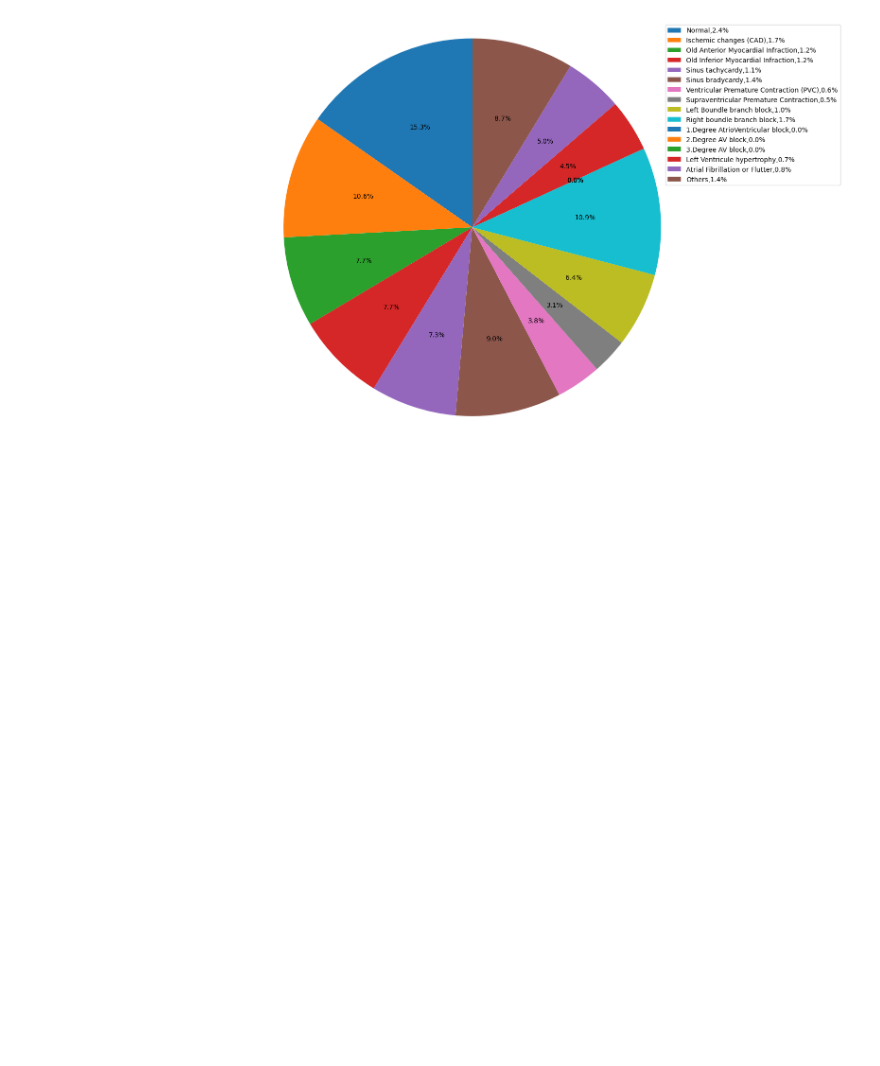
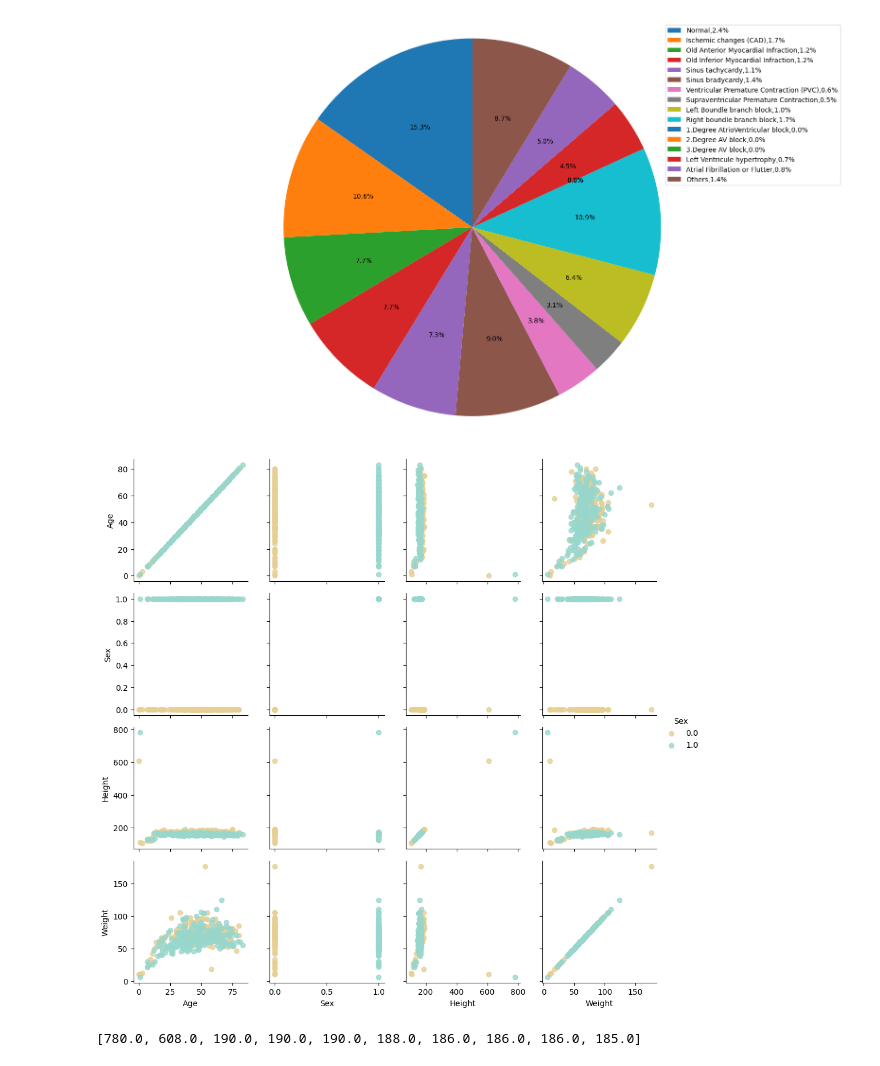
Before and after one commit to heytanix/PROJECT_ARRHYTHMIA, a Jupyter notebook: Oversampled_and_PCA.ipynb, the cells around one changed output. Cells and saved outputs as stored; diff of their text form; code cells hidden in the pictures; blank space fills up the shorter version.

Commit message:
Visualized pairwise relationship and outliers

```diff
--- a/Oversampled_and_PCA.ipynb
+++ b/Oversampled_and_PCA.ipynb
@@ -252,3 +252,12 @@ plt.show()
 # handling Outliers & Data Visualization
 # %%
 #looking for pairwise relationship and outliers
+g=sns.PairGrid(final_df, vars=['Age','Sex','Height','Weight'], hue='Sex',palette='BrBG')
+g.map(plt.scatter, alpha=0.8)
+g.add_legend();
+# %% [output]
+[figure, added]
+# %%
+sorted(final_df["Height"], reverse=True)[:10]
+# %% [output]
+[780.0, 608.0, 190.0, 190.0, 190.0, 188.0, 186.0, 186.0, 186.0, 185.0]
```
